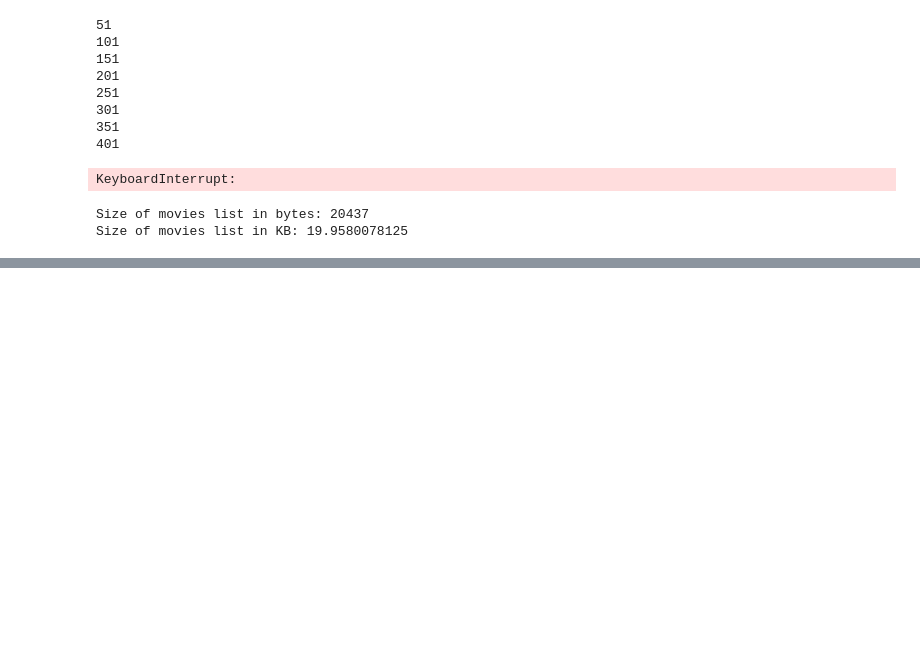
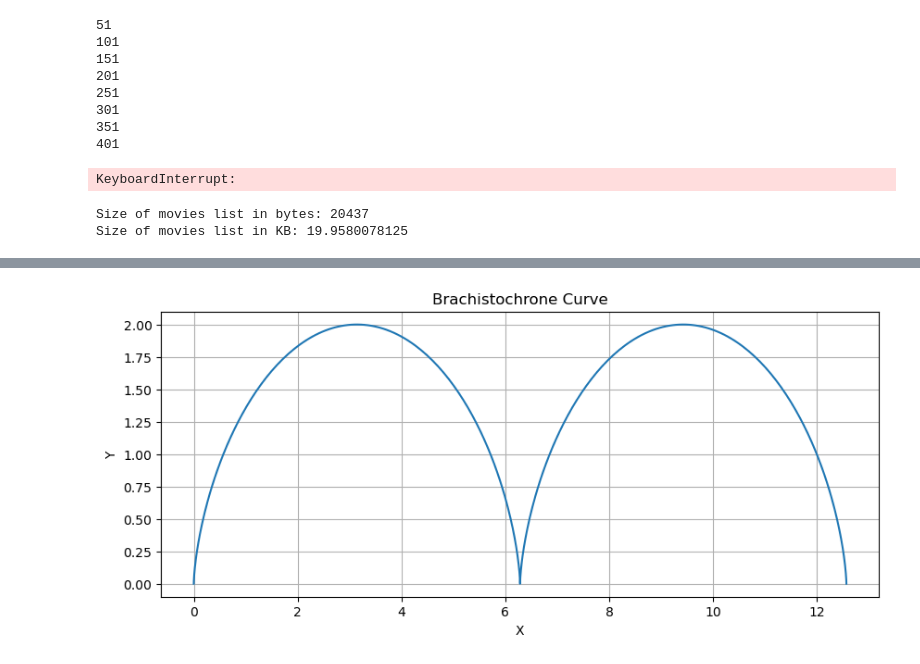
Before and after one commit to DiogoRibeiro7/Medium-Blog, a Jupyter notebook: fetch medium.ipynb, the cells around one changed output, grey strips where cells are left out. Saved outputs shown, nothing was run; the diff lists cells and outputs as text; code cells hidden in the pictures; blank space fills up the shorter version.

```diff
--- a/fetch medium.ipynb
+++ b/fetch medium.ipynb
@@ -762,0 +866,22 @@ movies
+# %%
+import numpy as np
+import matplotlib.pyplot as plt
+
+# Parameters for the cycloid (Brachistochrone Curve)
+a = 1  # radius of the circle generating the cycloid
+theta = np.linspace(0, 4 * np.pi, 400)  # parameter
+
+# Parametric equations for the cycloid
+x = a * (theta - np.sin(theta))
+y = a * (1 - np.cos(theta))
+
+# Plotting the Brachistochrone Curve
+plt.figure(figsize=(10, 4))
+plt.plot(x, y)
+plt.title("Brachistochrone Curve")
+plt.xlabel("X")
+plt.ylabel("Y")
+plt.grid(True)
+plt.show()
+# %% [output]
+[figure, added]
```
Also changed, not shown: parts of 3 cells of this notebook, 1 other file.
